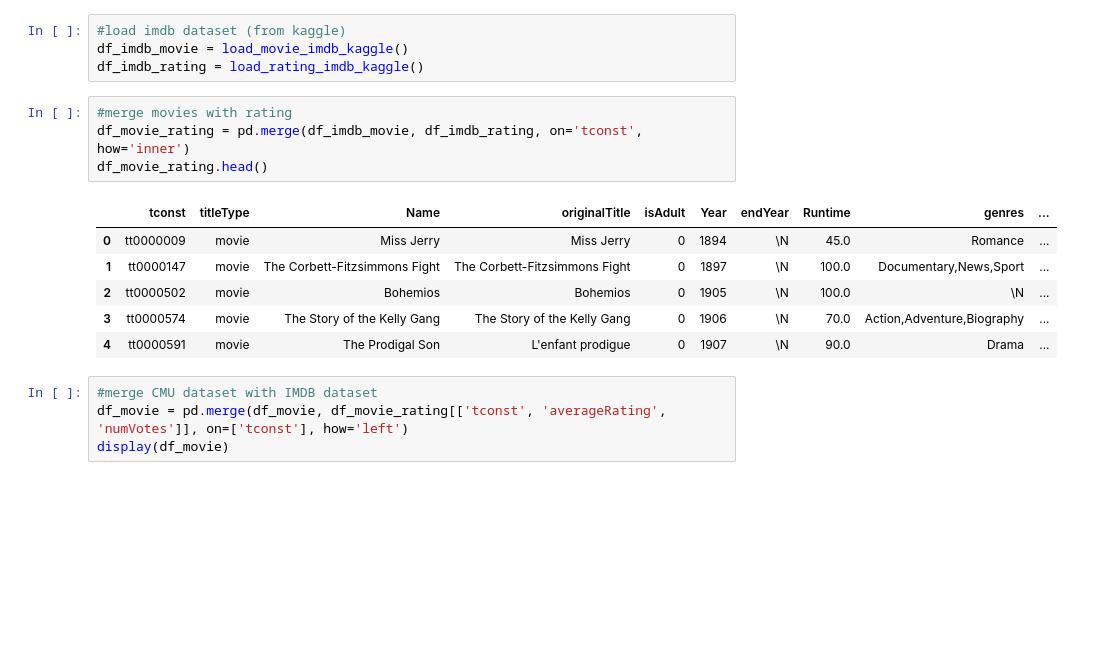
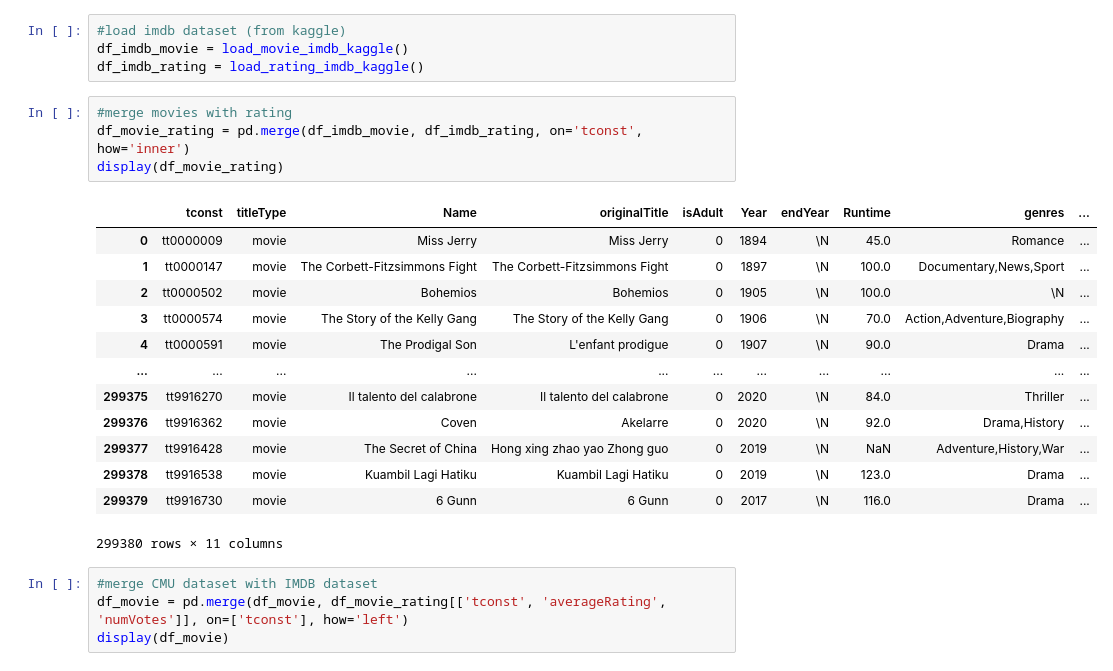
Before and after one commit to epfl-ada/ada-2023-project-deapdatadestroyers, a Jupyter notebook: data_movie_analysis.ipynb, the cells around one changed output. Saved outputs shown, nothing was run; the diff lists cells and outputs as text; blank space fills up the shorter version.

```diff
--- a/data_movie_analysis.ipynb
+++ b/data_movie_analysis.ipynb
@@ -135,14 +132,21 @@ df_imdb_rating = load_rating_imdb_kaggle()
 # %%
 #merge movies with rating
 df_movie_rating = pd.merge(df_imdb_movie, df_imdb_rating, on='tconst', how='inner')
-df_movie_rating.head()
+display(df_movie_rating)
 # %% [output]
 |  | tconst | titleType | Name | originalTitle | isAdult | Year | endYear | Runtime | genres | ... |
 | 0 | tt0000009 | movie | Miss Jerry | Miss Jerry | 0 | 1894 | \N | 45.0 | Romance | ... |
 | 1 | tt0000147 | movie | The Corbett-Fitzsimmons Fight | The Corbett-Fitzsimmons Fight | 0 | 1897 | \N | 100.0 | Documentary,News,Sport | ... |
 | 2 | tt0000502 | movie | Bohemios | Bohemios | 0 | 1905 | \N | 100.0 | \N | ... |
 | 3 | tt0000574 | movie | The Story of the Kelly Gang | The Story of the Kelly Gang | 0 | 1906 | \N | 70.0 | Action,Adventure,Biography | ... |
 | 4 | tt0000591 | movie | The Prodigal Son | L'enfant prodigue | 0 | 1907 | \N | 90.0 | Drama | ... |
+| ... | ... | ... | ... | ... | ... | ... | ... | ... | ... | ... |
+| 299375 | tt9916270 | movie | Il talento del calabrone | Il talento del calabrone | 0 | 2020 | \N | 84.0 | Thriller | ... |
+| 299376 | tt9916362 | movie | Coven | Akelarre | 0 | 2020 | \N | 92.0 | Drama,History | ... |
+| 299377 | tt9916428 | movie | The Secret of China | Hong xing zhao yao Zhong guo | 0 | 2019 | \N | NaN | Adventure,History,War | ... |
+| 299378 | tt9916538 | movie | Kuambil Lagi Hatiku | Kuambil Lagi Hatiku | 0 | 2019 | \N | 123.0 | Drama | ... |
+| 299379 | tt9916730 | movie | 6 Gunn | 6 Gunn | 0 | 2017 | \N | 116.0 | Drama | ... |
+299380 rows × 11 columns
 # %%
 #merge CMU dataset with IMDB dataset
 df_movie = pd.merge(df_movie, df_movie_rating[['tconst', 'averageRating', 'numVotes']], on=['tconst'], how='left')
```
Also changed, not shown: parts of 5 cells of this notebook.
